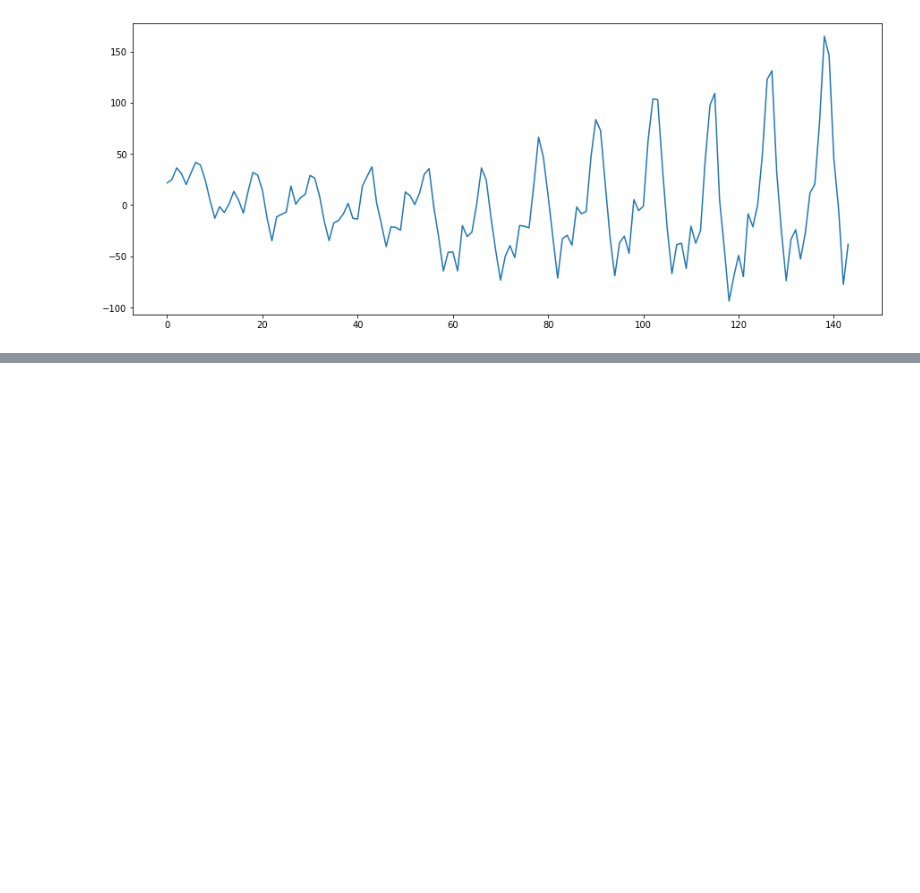
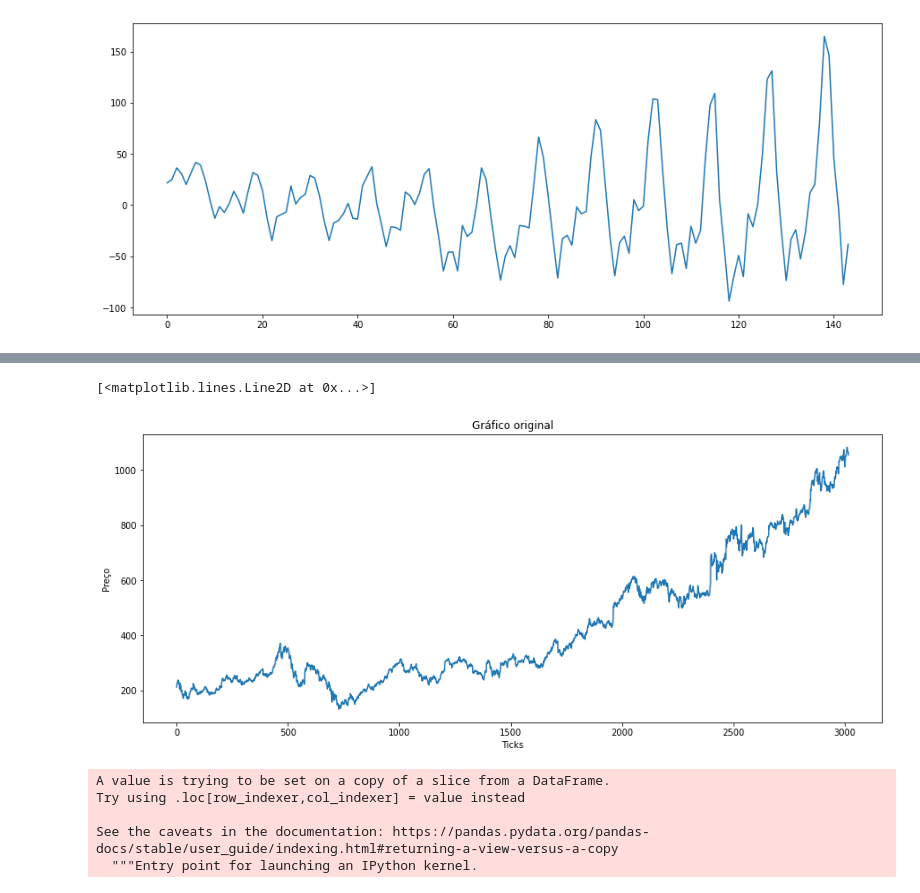
Before and after one commit to dagobertomedeiros/curso_analise_series_temporais, a Jupyter notebook: curso_ts.ipynb, the cells around one changed output, grey strips where cells are left out. Drawn from its saved outputs; the diff is of its cells as text; code cells hidden in the pictures; blank space fills up the shorter version.

```diff
--- a/curso_ts.ipynb
+++ b/curso_ts.ipynb
@@ -16,6 +16,8 @@ drive.mount('/content/gdrive')
 Mounted at /content/gdrive
 # %%
 dados = '/content/gdrive/My Drive/temp/AirPassengers.csv'
+# %%
+data_stock = '/content/gdrive/My Drive/temp/all-stocks-2006-01-01-to-2018-01-01.csv'
 # %% [markdown]
 ## Previsão com Médias Móveis
 # %%
@@ -313,0 +318,2 @@ plt.show()
+# %%
+stock = pd.read_csv(data_stock, index_col='Date', parse_dates=['Date'])
@@ -313,0 +330,2 @@ plt.show()
+# %%
+g_stk = stock.query('Name == "GOOGL"')
@@ -313,0 +342,2 @@ plt.show()
+# %%
+g_stk['Ticks'] = range(0, len(g_stk.index.values))
@@ -313,0 +360,18 @@ plt.show()
+# %%
+fig = plt.figure(1)
+ax1 = fig.add_subplot(111)
+ax1.set_xlabel('Ticks')
+ax1.set_ylabel('Preço')
+ax1.set_title('Gráfico original')
+ax1.plot('Ticks', 'Open', data=g_stk)
+# %% [output]
+[<matplotlib.lines.Line2D at 0x...>]
+[figure, added]
+# %%
+g_stk['Rolling_mean'] = g_stk['Open'].rolling(window=80).mean()
+# %% [output]
+A value is trying to be set on a copy of a slice from a DataFrame.
+Try using .loc[row_indexer,col_indexer] = value instead
+
+See the caveats in the documentation: https://pandas.pydata.org/pandas-docs/stable/user_guide/indexing.html#returning-a-view-versus-a-copy
+  """Entry point for launching an IPython kernel.
```
Also changed, not shown: parts of 9 cells of this notebook.
